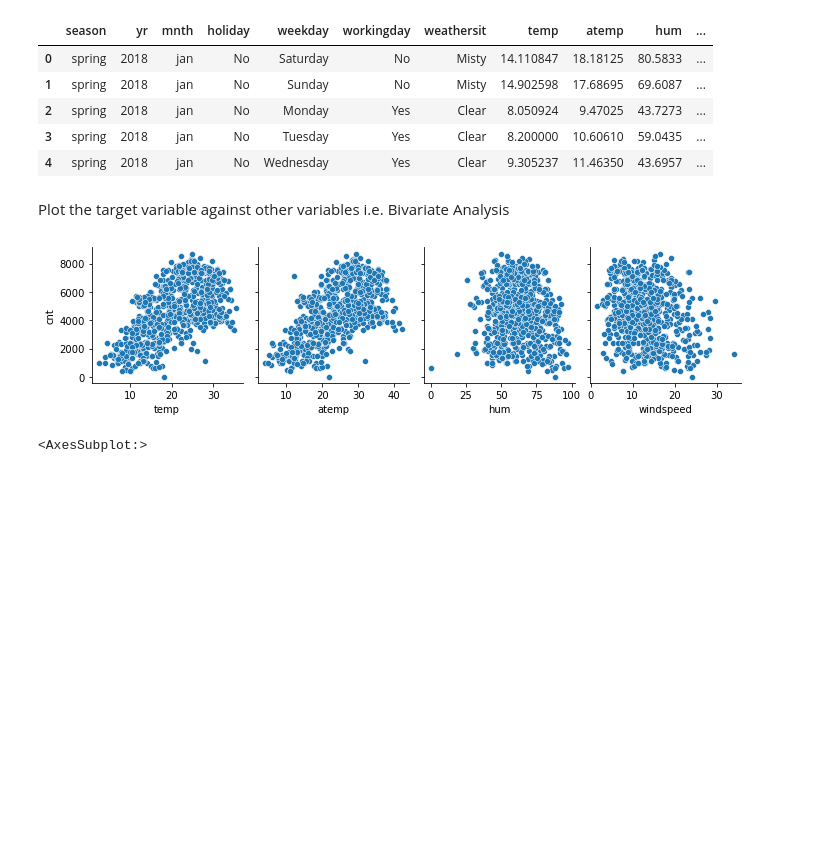
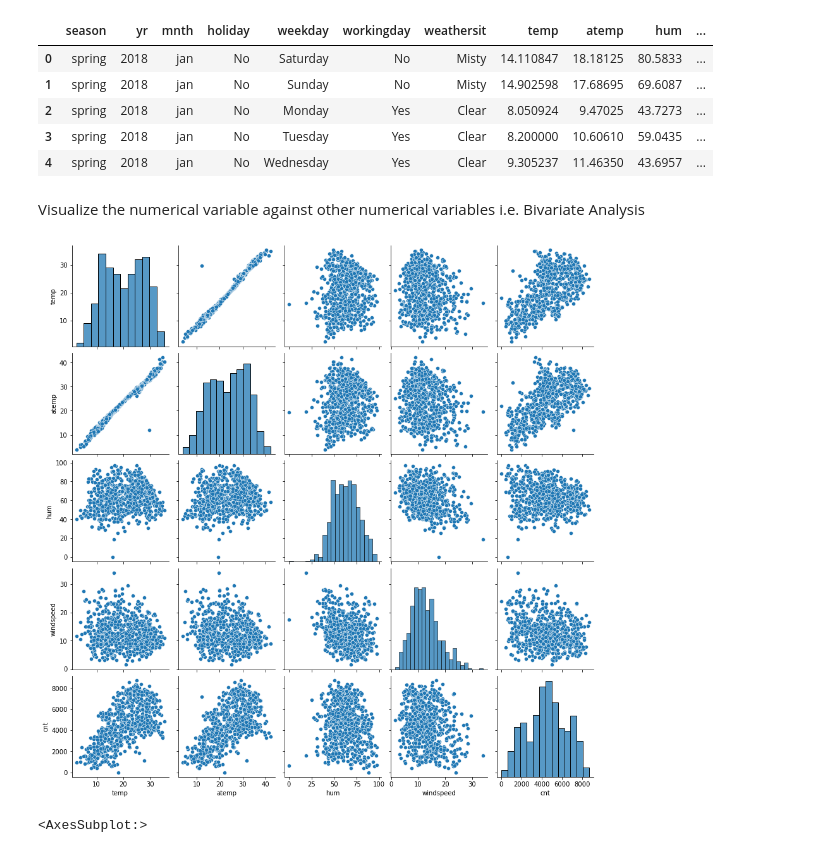
Before and after one commit to gautamjoshi1984/Bike_Sharing_MLR_Assignment, a Jupyter notebook: BikeSharing.ipynb, the cells around one changed output. Cells and saved outputs as stored; diff of their text form; code cells hidden in the pictures; blank space fills up the shorter version.

```diff
--- a/BikeSharing.ipynb
+++ b/BikeSharing.ipynb
@@ -187,13 +177,13 @@ bike.head()
 | 3 | spring | 2018 | jan | No | Tuesday | Yes | Clear | 8.200000 | 10.60610 | 59.0435 | ... |
 | 4 | spring | 2018 | jan | No | Wednesday | Yes | Clear | 9.305237 | 11.46350 | 43.6957 | ... |
 # %% [markdown]
-Plot the target variable against other variables i.e. Bivariate Analysis
+Visualize the numerical variable against other numerical variables i.e. Bivariate Analysis
 # %%
-#Visualizing numeric variable with the count of rides
-sns.pairplot(data = bike, x_vars = ['temp','atemp','hum','windspeed'], y_vars = ['cnt'])
+#Visualizing numeric variable pairplot to see how they are correlated
+sns.pairplot(data = bike, x_vars = ['temp','atemp','hum','windspeed','cnt'], y_vars = ['temp','atemp','hum','windspeed','cnt'])
 plt.show()
 # %% [output]
-[figure, old version]
+[figure, new version]
 # %%
 nm = df[['temp','atemp','hum','windspeed','cnt']]
 sns.heatmap(nm.corr(),annot = True)
```
Also changed, not shown: parts of 42 cells of this notebook.
